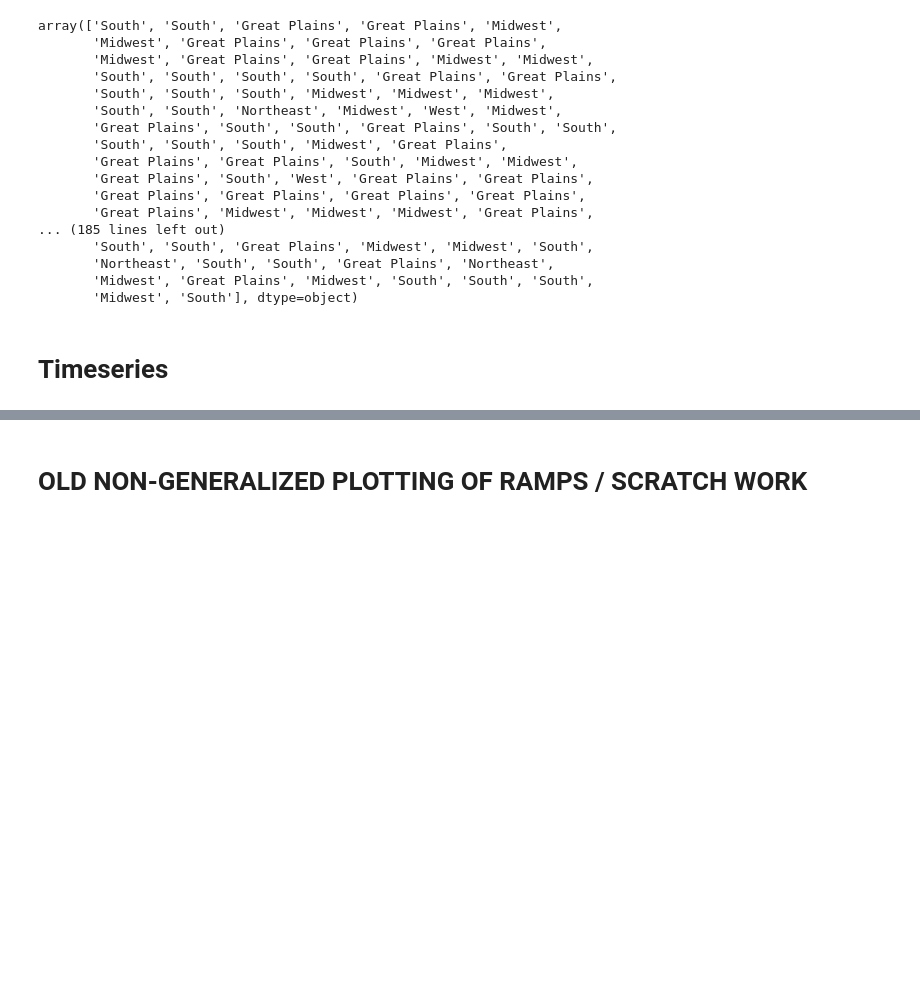
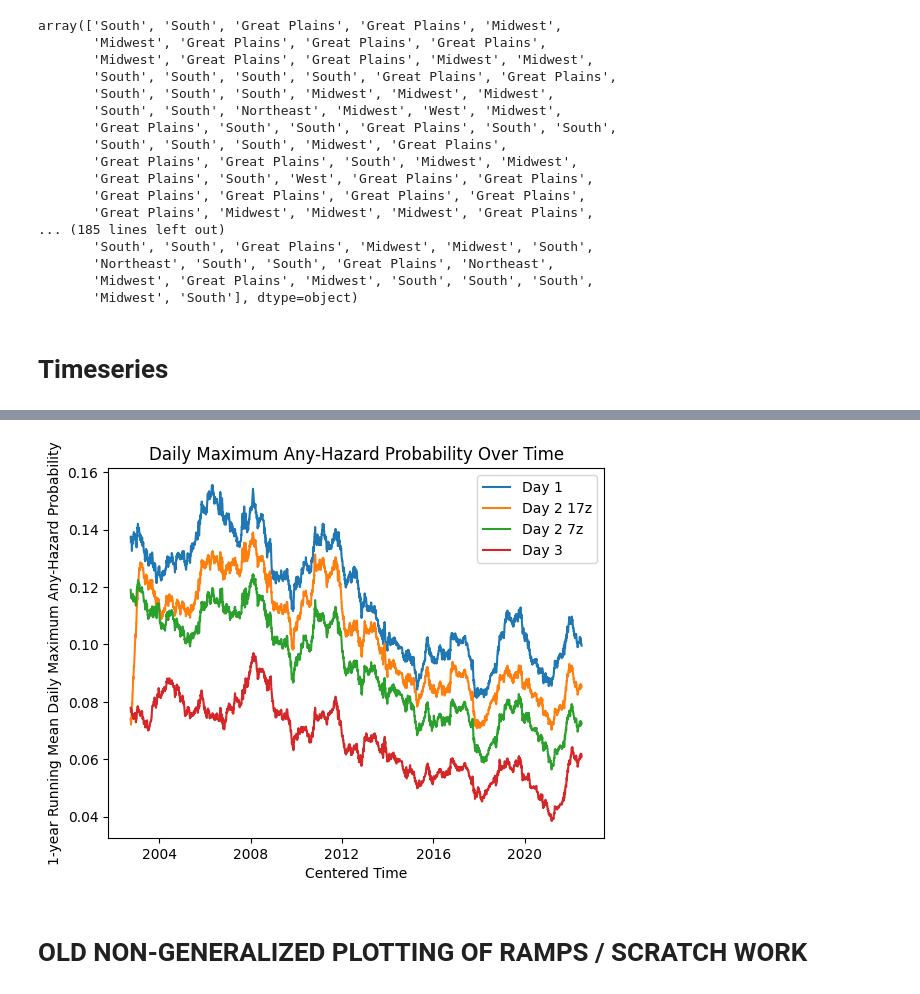
Before and after one commit to milesepstein13/severe-thunderstorm-analysis, a Jupyter notebook: explore_subsets.ipynb, the cells around one changed output, grey strips where cells are left out. Cells and saved outputs as stored; diff of their text form; code cells hidden in the pictures; blank space fills up the shorter version.

```diff
--- a/explore_subsets.ipynb
+++ b/explore_subsets.ipynb
@@ -378,3 +493,25 @@ var_names = ['POD', 'FAR']
+# %%
+grid_outlook_location = 'data/outlooks/grid_outlooks.nc'
+grid_outlooks = xr.open_dataset(grid_outlook_location)
+g = grid_outlooks.sel(time = slice('200203300000', '202212310000'))
+times = pd.to_datetime(g['time'].astype(str), format='%Y%m%d%H%M')
+rolling = 365
+half_rolling_1 = int(np.floor(rolling/2))
+half_rolling_2 = rolling - half_rolling_1 - 1
+# %%
+plt.plot(times[half_rolling_1:-half_rolling_2], np.convolve(g['prob'].sel(outlook = 'Day 1').max(dim=['x', 'y']).data, np.ones(rolling)/rolling, 'valid'))
+plt.plot(times[half_rolling_1:-half_rolling_2], np.convolve(g['prob'].sel(outlook = 'Day 2 17').max(dim=['x', 'y']).data, np.ones(rolling)/rolling, 'valid'))
+plt.plot(times[half_rolling_1:-half_rolling_2], np.convolve(g['prob'].sel(outlook = 'Day 2 7').max(dim=['x', 'y']).data, np.ones(rolling)/rolling, 'valid'))
+plt.plot(times[half_rolling_1:-half_rolling_2], np.convolve(g['prob'].sel(outlook = 'Day 3').max(dim=['x', 'y']).data, np.ones(rolling)/rolling, 'valid'))
+plt.legend(['Day 1', 'Day 2 17z', 'Day 2 7z', 'Day 3'])
+
+plt.title('Daily Maximum Any-Hazard Probability Over Time')
+
+plt.ylabel('1-year Running Mean Daily Maximum Any-Hazard Probability')
+plt.xlabel('Centered Time')
+plt.savefig('plots/timeseries/prob_over_time.png')
+# %% [output]
+[figure, added]
 # %% [markdown]
 # OLD NON-GENERALIZED PLOTTING OF RAMPS / SCRATCH WORK
 # %% [markdown]
```
Also changed, not shown: parts of 5 cells of this notebook, 13 other files.
